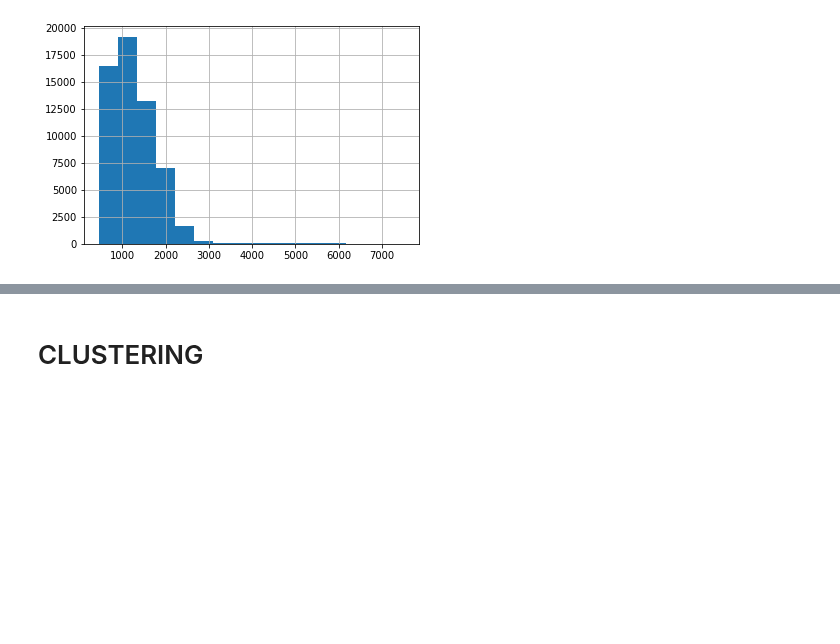
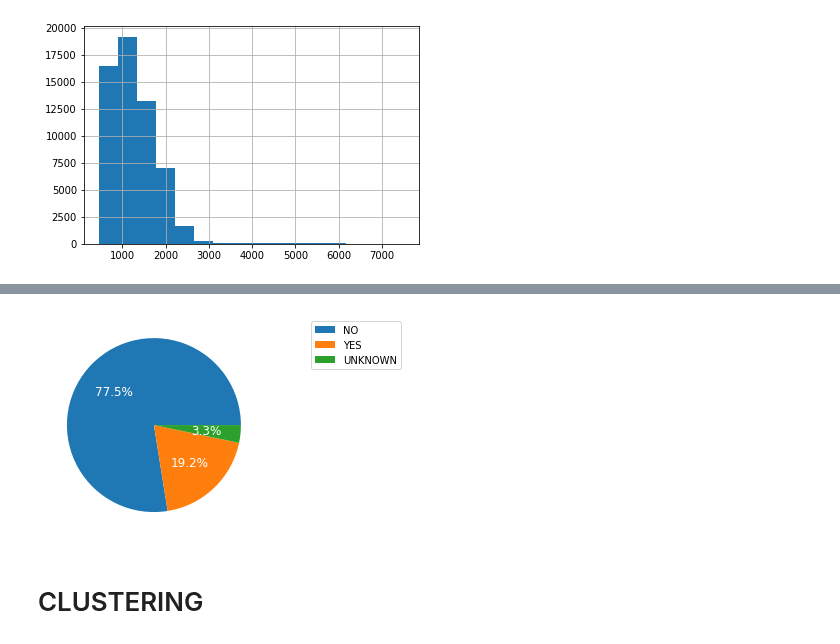
Before and after one commit to andybbruno/DataMining, a Jupyter notebook: DataUnderstanding.ipynb, the cells around one changed output, grey strips where cells are left out. Saved outputs shown, nothing was run; the diff lists cells and outputs as text; code cells hidden in the pictures; blank space fills up the shorter version.

```diff
--- a/DataUnderstanding.ipynb
+++ b/DataUnderstanding.ipynb
@@ -334,3 +391,22 @@ plt.show()
+# %%
+sost = []
+
+df['Trim'].fillna('NaN', inplace=True)
+
+for i in df['Trim']:
+    if i == 'Bas':
+        sost.append('YES')
+    elif i == 'NaN':
+        sost.append('UNKNOWN')
+    else:
+        sost.append("NO")
+
+df['IsBase'] = sost
+plot = df['IsBase'].value_counts().plot.pie(legend=True,autopct='%1.1f%%',textprops=dict(color="w",size="12"))
+plot.legend(bbox_to_anchor=(1.2,1), loc="upper left")
+plot.axes.get_yaxis().set_visible(False)
+# %% [output]
+[figure, added]
 # %% [markdown]
 # CLUSTERING
 # %%
```
Also changed, not shown: parts of 21 cells of this notebook.
